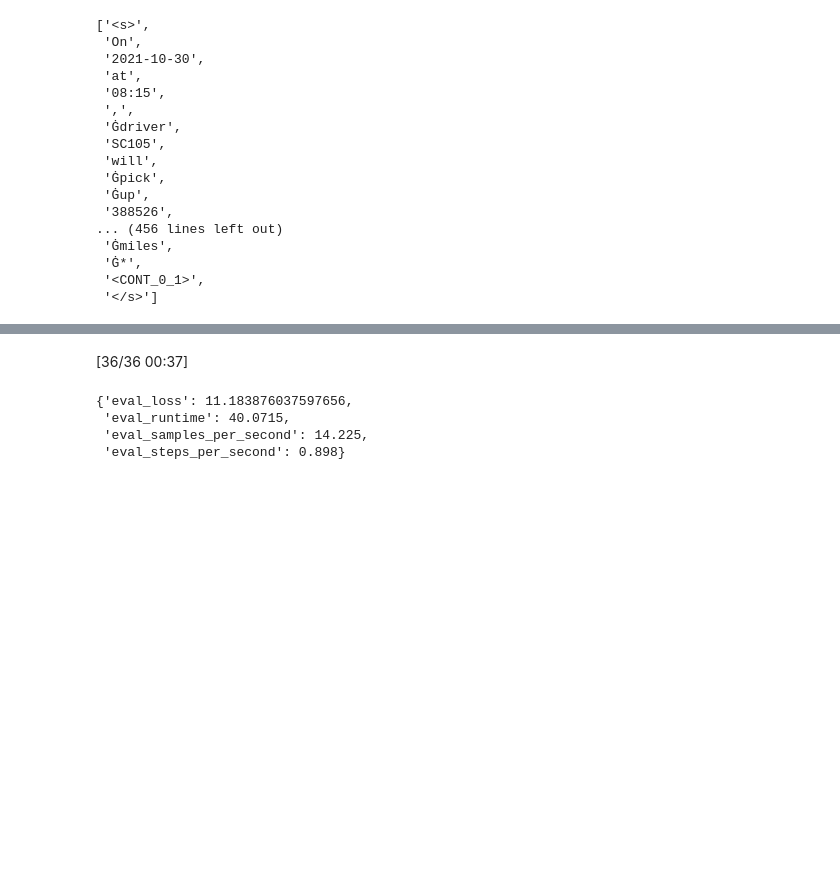
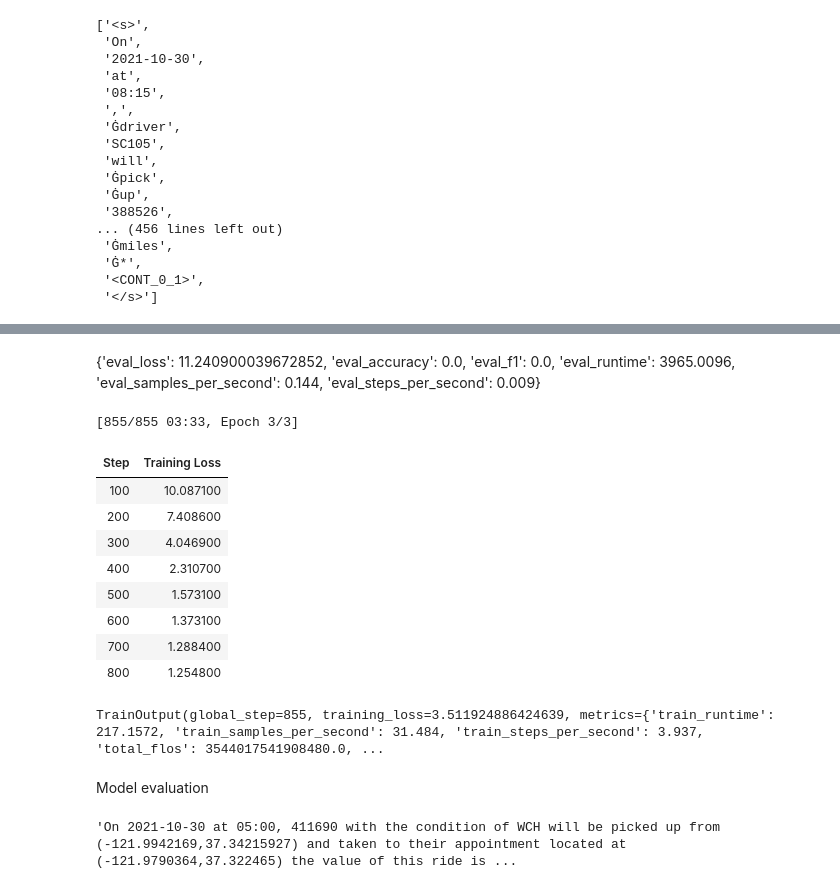
Before and after one commit to GarettGazay/ai_projects, a Jupyter notebook: RouteBuilder_TFR.ipynb, the cells around one changed output, grey strips where cells are left out. Saved outputs shown, nothing was run; the diff lists cells and outputs as text; code cells hidden in the pictures; blank space fills up the shorter version.

```diff
--- a/RouteBuilder_TFR.ipynb
+++ b/RouteBuilder_TFR.ipynb
@@ -845,15 +853,14 @@ tokenizer.convert_ids_to_tokens(batch['labels'][0])
 # %%
+from transformers import EvalPrediction
 from sklearn.metrics import accuracy_score, f1_score
 
-def compute_metrics(pred):
-  labels = pred.label_ids
-  preds = pred.predictions.argmax(-1)
-  acc = accuracy_score(labels, preds)
-  f1 = f1_score(labels, preds, average='macro')
-  return {
-      'accuracy' :  acc,
-      'f1' : f1
-  }
+def compute_metrics(eval_pred):
+    logits, labels = eval_pred
+    predictions = np.argmax(logits, axis=-1)
+    labels = np.argmax(labels, axis=-1)
+    acc = accuracy_score(labels, predictions)
+    f1 = f1_score(labels, predictions, average='weighted')
+    return {'accuracy': acc, 'f1': f1}
 # %%
 from transformers import Seq2SeqTrainingArguments
 
@@ -861,17 +868,24 @@ training_args = Seq2SeqTrainingArguments(
     'finetuned-model',
     evaluation_strategy='no',
     save_strategy='epoch',
+    warmup_steps=500, # *
     learning_rate=2e-5,
     per_device_train_batch_size=8, #32
     per_device_eval_batch_size=16, #64
     weight_decay=0.01,
     save_total_limit=3,
     num_train_epochs=3,
+    logging_dir='./logs', # *
+    logging_steps=100,# *
     predict_with_generate=True,
+    # load_best_model_at_end=True, # *
     fp16=True,
 )
 # %%
 from transformers import Seq2SeqTrainer
+
+# small_train = tokenized_datasets['train'].select(range(10))
+# small_test = tokenized_datasets['test'].select(range(5))
 
 trainer = Seq2SeqTrainer(
     model,
@@ -880,14 +894,15 @@ trainer = Seq2SeqTrainer(
     eval_dataset=tokenized_datasets['test'],
     data_collator=data_collator,
     tokenizer=tokenizer,
-    # compute_metrics=compute_metrics
+    compute_metrics=compute_metrics
 )
+# %% [markdown]
+{'eval_loss': 11.240900039672852,
+ 'eval_accuracy': 0.0,
+ 'eval_f1': 0.0,
+ 'eval_runtime': 3965.0096,
+ 'eval_samples_per_second': 0.144,
+ 'eval_steps_per_second': 0.009}
 # %%
 # check metrics before starting training
-trainer.evaluate(max_length=target_max_length)
+# trainer.evaluate(max_length=target_max_length)
-# %% [output]
-[36/36 00:37]
-{'eval_loss': 11.183876037597656,
- 'eval_runtime': 40.0715,
- 'eval_samples_per_second': 14.225,
- 'eval_steps_per_second': 0.898}
@@ -895,0 +909,14 @@ trainer.evaluate(max_length=target_max_length)
+# %%
+trainer.train()
+# %% [output]
+[855/855 03:33, Epoch 3/3]
+| Step | Training Loss |
+| 100 | 10.087100 |
+| 200 | 7.408600 |
+| 300 | 4.046900 |
+| 400 | 2.310700 |
+| 500 | 1.573100 |
+| 600 | 1.373100 |
+| 700 | 1.288400 |
+| 800 | 1.254800 |
+TrainOutput(global_step=855, training_loss=3.511924886424639, metrics={'train_runtime': 217.1572, 'train_samples_per_second': 31.484, 'train_steps_per_second': 3.937, 'total_flos': 3544017541908480.0, ...
@@ -895,0 +925,2 @@ trainer.evaluate(max_length=target_max_length)
+# %% [markdown]
+Model evaluation
@@ -895,0 +933,17 @@ trainer.evaluate(max_length=target_max_length)
+# %%
+test=['On 2021-10-30 at 05:00, 411690 with the condition of WCH will be picked up from (-121.9942169,37.34215927) and taken to their appointment located at (-121.9790364,37.322465) the value of this ride is 100.85 and the distance from start to finish is 2.6 miles *',
+  'On 2021-10-30 at 17:30, 390537 with the condition of WCH will be picked up from (-121.8120978,37.3060479) and taken to their appointment located at (-121.8320389,37.29574585) the value of this ride is 25.18 and the distance from start to finish is 2.26 miles *',
+  'On 2021-10-30 at 05:30, 390198 with the condition of WCH will be picked up from (-121.9492645,37.30254364) and taken to their appointment located at (-121.9337082,37.31555939) the value of this ride is 58.85 and the distance from start to finish is 2.21 miles *',
+  'On 2021-10-30 at 08:30, 388484 with the condition of STR will be picked up from (-121.9516678,37.38991928) and taken to their appointment located at (-122.0140457,37.37662125) the value of this ride is 207.38 and the distance from start to finish is 5.49 miles *',
+  'On 2021-10-30 at 17:00, 388690 with the condition of WCH will be picked up from (-121.8348389,37.31568909) and taken to their appointment located at (-121.8412247,37.32992172) the value of this ride is 26.75 and the distance from start to finish is 2.98 miles *',
+  'On 2021-10-30 at 16:45, 388479 with the condition of WCH will be picked up from (-122.0140457,37.37662125) and taken to their appointment located at (-122.0238342,37.3819046) the value of this ride is 22.48 and the distance from start to finish is 1.05 miles *',
+  'On 2021-10-30 at 13:00, 388488 with the condition of WCH will be picked up from (-122.0695877,37.41511917) and taken to their appointment located at (-122.079144,37.382993) the value of this ride is 40.75 and the distance from start to finish is 4.17 miles *',
+  'On 2021-10-30 at 13:12, 388702 with the condition of WCH will be picked up from (-121.8411942,37.36575317) and taken to their appointment located at (-121.933667,37.315553) the value of this ride is 88.67 and the distance from start to finish is 8.32 miles *',
+  'On 2021-10-30 at 17:45, 388677 with the condition of BWC will be picked up from (-121.933667,37.315553) and taken to their appointment located at (-121.8692703,37.38211441) the value of this ride is 89.6 and the distance from start to finish is 9.89 miles *',
+  '<START_0>'
+  ]
+
+test = ''.join(test)
+test
+# %% [output]
+'On 2021-10-30 at 05:00, 411690 with the condition of WCH will be picked up from (-121.9942169,37.34215927) and taken to their appointment located at (-121.9790364,37.322465) the value of this ride is ...
```
Also changed, not shown: parts of 24 cells of this notebook.
